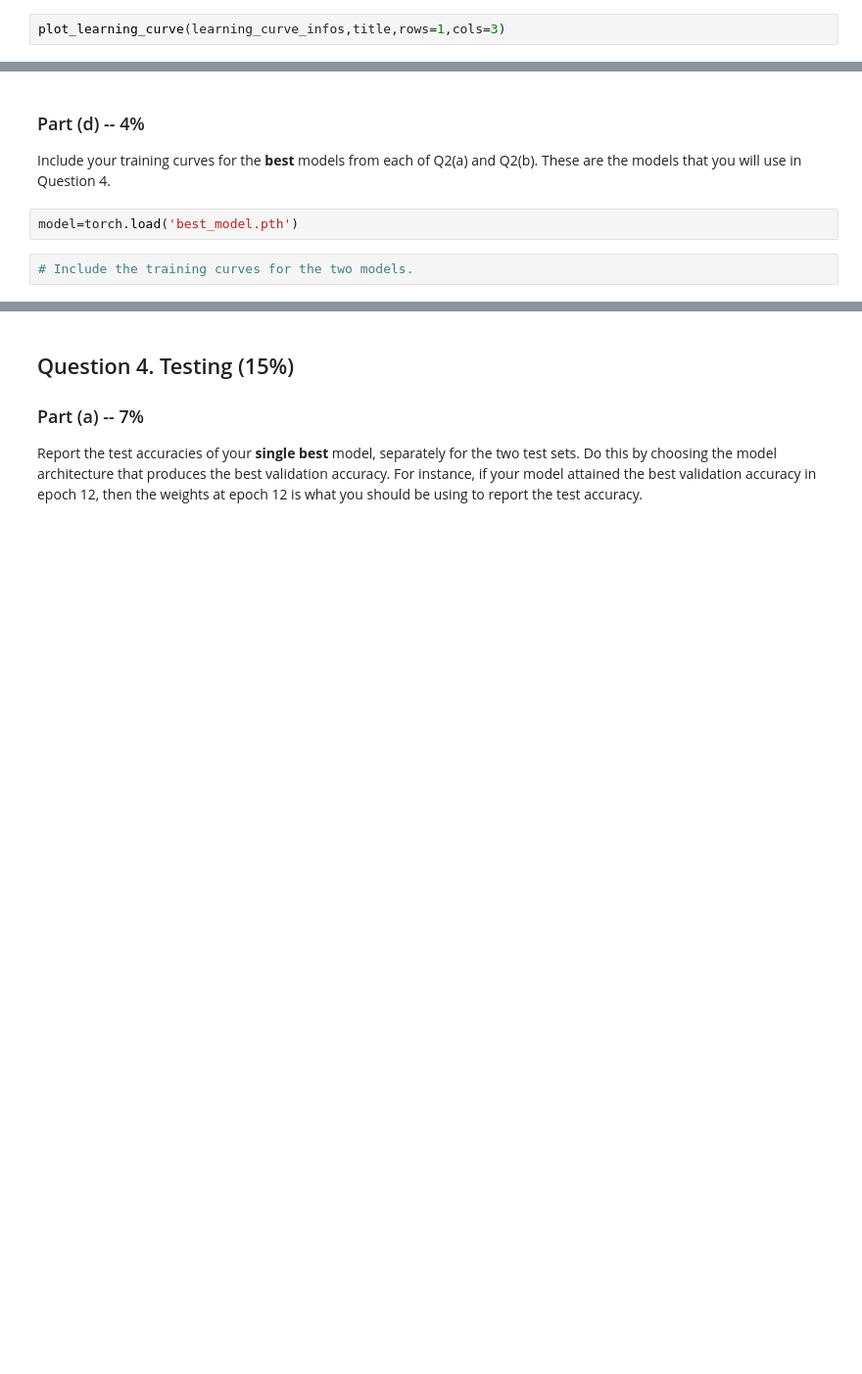
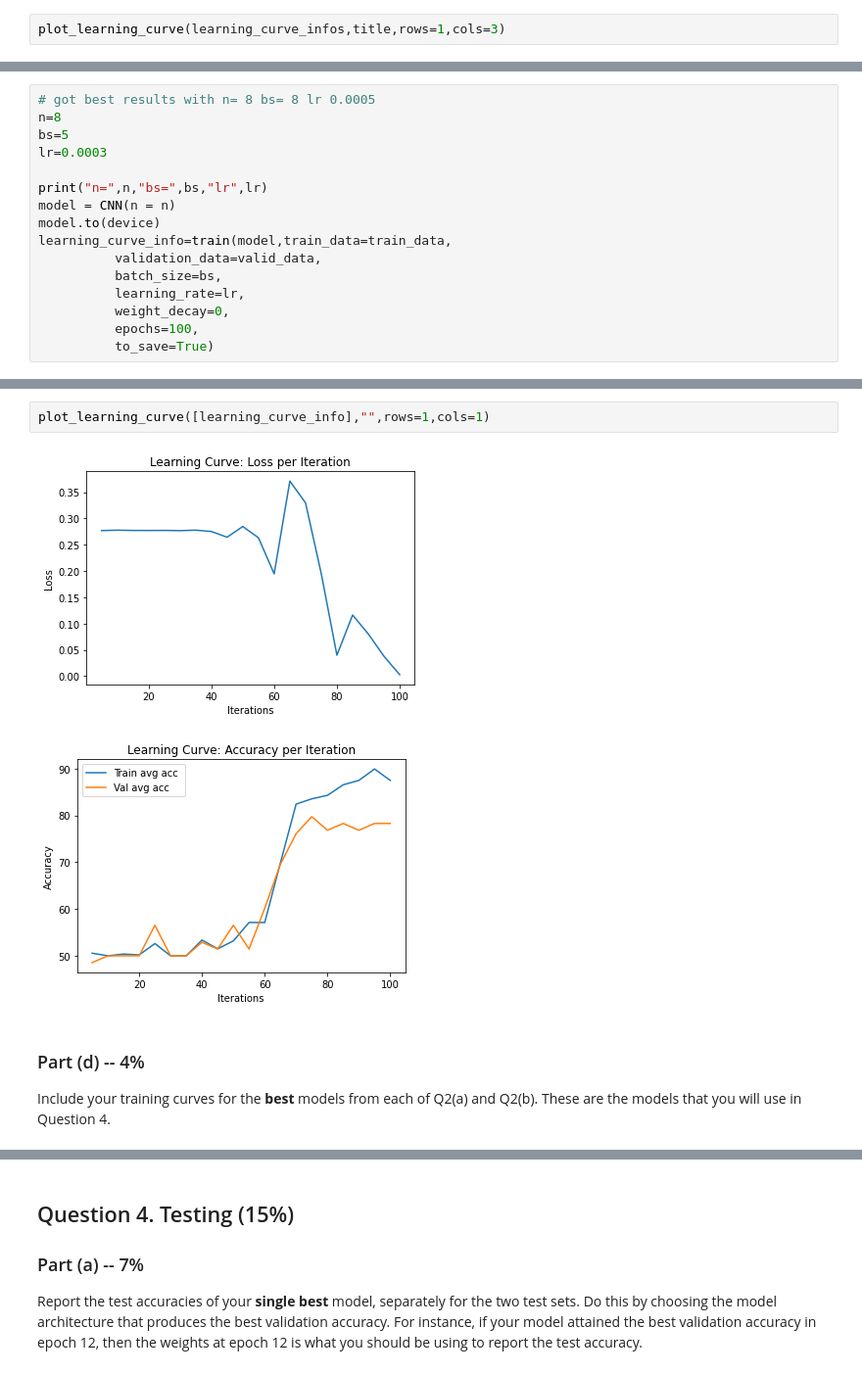
Before and after one commit to shaniklein/Introduction-to-Deep-Learning, a Jupyter notebook: Assignment3_ipynb_json.ipynb, the cells around one changed output, grey strips where cells are left out. Shown at 98% size. Saved outputs shown, nothing was run; the diff lists cells and outputs as text; blank space fills up the shorter version.

```diff
--- a/Assignment3_ipynb_json.ipynb
+++ b/Assignment3_ipynb_json.ipynb
@@ -826,0 +843,16 @@ NameError: ignored
+# %%
+# got best results with n= 8 bs= 8 lr 0.0005
+n=8
+bs=5
+lr=0.0003
+
+print("n=",n,"bs=",bs,"lr",lr)
+model = CNN(n = n)
+model.to(device)
+learning_curve_info=train(model,train_data=train_data,
+          validation_data=valid_data,
+          batch_size=bs,
+          learning_rate=lr,
+          weight_decay=0,
+          epochs=100,
+          to_save=True)
@@ -827,9 +877,10 @@ NameError: ignored
+# %%
+plot_learning_curve([learning_curve_info],"",rows=1,cols=1)
+# %% [output]
+[figure, added]
+[figure, added]
 # %% [markdown]
 ### Part (d) -- 4%
 
 Include your training curves for the **best** models from each of Q2(a) and Q2(b).
 These are the models that you will use in Question 4.
-# %%
-model=torch.load('best_model.pth')
-# %%
-# Include the training curves for the two models.
```
Also changed, not shown: parts of 32 cells of this notebook.
